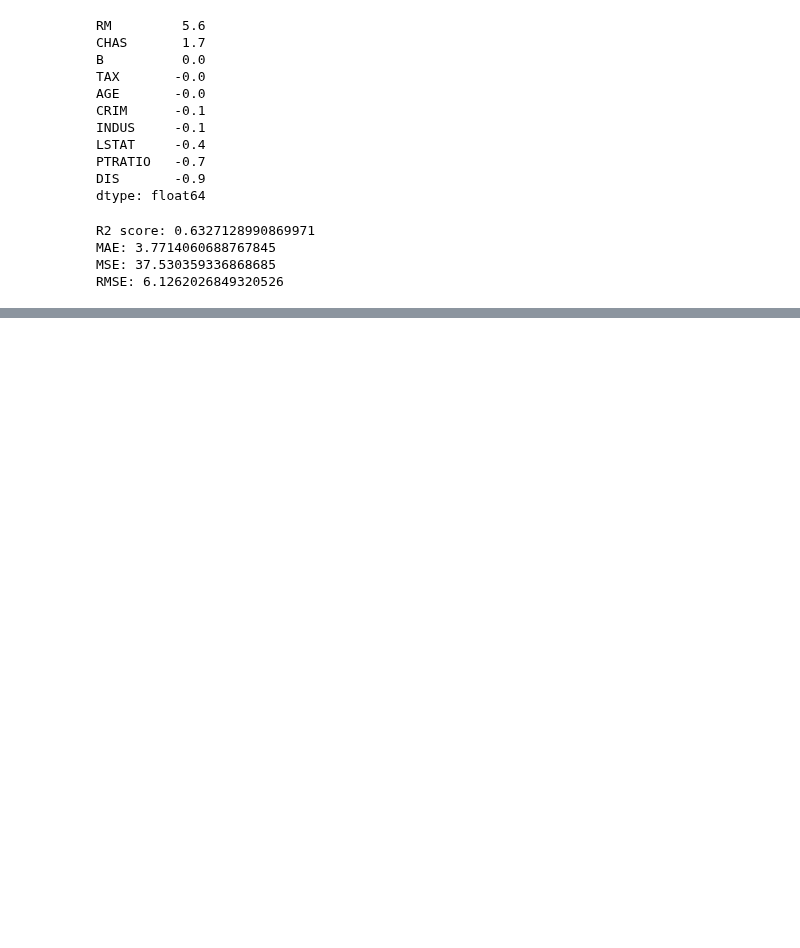
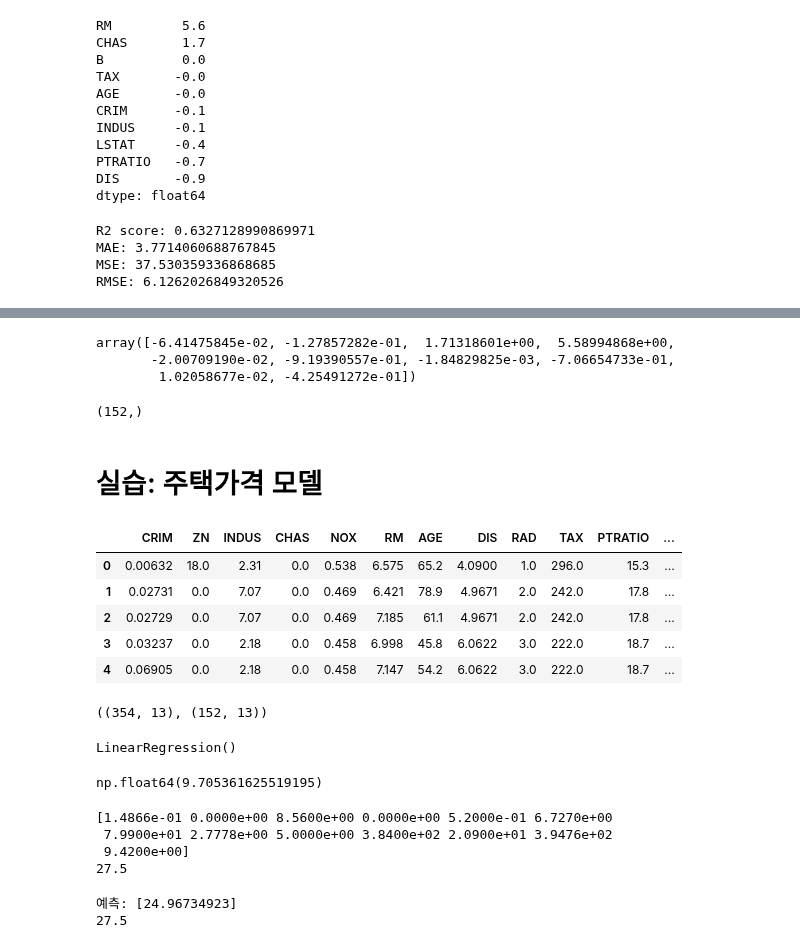
Before and after one commit to cleamm/TIL, a Jupyter notebook: 2025/Python/20250716.ipynb, the cells around one changed output, grey strips where cells are left out. Saved outputs shown, nothing was run; the diff lists cells and outputs as text; code cells hidden in the pictures; blank space fills up the shorter version.

```diff
--- a/2025/Python/20250716.ipynb
+++ b/2025/Python/20250716.ipynb
@@ -373,0 +398,6 @@ RMSE: 6.1262026849320526
+# %%
+loaded_model.coef_
+# %% [output]
+array([-6.41475845e-02, -1.27857282e-01,  1.71318601e+00,  5.58994868e+00,
+       -2.00709190e-02, -9.19390557e-01, -1.84829825e-03, -7.06654733e-01,
+        1.02058677e-02, -4.25491272e-01])
@@ -373,0 +406,58 @@ RMSE: 6.1262026849320526
+# %%
+pred.shape
+# %% [output]
+(152,)
+# %% [markdown]
+# 실습: 주택가격 모델
+# %%
+import ssl # 위 에러에 대한 대처법
+data_url = "https://lib.stat.cmu.edu/datasets/boston"
+ssl._create_default_https_context = ssl._create_unverified_context
+
+raw_df = pd.read_csv(data_url, sep="\s+", skiprows=22, header=None)
+data = np.hstack([raw_df.values[::2, :], raw_df.values[1::2, :2]])
+target = raw_df.values[1::2, 2]
+feature_names = ['CRIM', 'ZN', 'INDUS', 'CHAS', 'NOX', 'RM', 'AGE', 'DIS', 'RAD','TAX', 'PTRATIO', 'B', 'LSTAT']
+# %%
+boston_df = pd.DataFrame(data, columns=feature_names)  # 학습 데이터
+boston_df.head()
+# %% [output]
+|  | CRIM | ZN | INDUS | CHAS | NOX | RM | AGE | DIS | RAD | TAX | PTRATIO | ... |
+| 0 | 0.00632 | 18.0 | 2.31 | 0.0 | 0.538 | 6.575 | 65.2 | 4.0900 | 1.0 | 296.0 | 15.3 | ... |
+| 1 | 0.02731 | 0.0 | 7.07 | 0.0 | 0.469 | 6.421 | 78.9 | 4.9671 | 2.0 | 242.0 | 17.8 | ... |
+| 2 | 0.02729 | 0.0 | 7.07 | 0.0 | 0.469 | 7.185 | 61.1 | 4.9671 | 2.0 | 242.0 | 17.8 | ... |
+| 3 | 0.03237 | 0.0 | 2.18 | 0.0 | 0.458 | 6.998 | 45.8 | 6.0622 | 3.0 | 222.0 | 18.7 | ... |
+| 4 | 0.06905 | 0.0 | 2.18 | 0.0 | 0.458 | 7.147 | 54.2 | 6.0622 | 3.0 | 222.0 | 18.7 | ... |
+# %%
+# data, target 을 7:3으로 훈련데이터로 분할
+X_train, X_test, y_train, y_test = train_test_split(boston_df.values, target, test_size=.3, random_state=50)
+X_train.shape, X_test.shape
+# %% [output]
+((354, 13), (152, 13))
+# %%
+clf = LinearRegression()
+clf.fit(X_train, y_train)
+# %% [output]
+LinearRegression()
+# %%
+y_pred = clf.predict(X_test)
+y_pred[0]
+# %% [output]
+np.float64(9.705361625519195)
+# %%
+# 1개의 학습 데이터
+idx = 100
+print( data[idx] )
+print( target[idx] )
+# %% [output]
+[1.4866e-01 0.0000e+00 8.5600e+00 0.0000e+00 5.2000e-01 6.7270e+00
+ 7.9900e+01 2.7778e+00 5.0000e+00 3.8400e+02 2.0900e+01 3.9476e+02
+ 9.4200e+00]
+27.5
+# %%
+# 모델이 예측한 1개 학습 데이터 예측치
+print("예측:", clf.predict( data[idx].reshape(1,-1)) )
+print(target[idx])
+# %% [output]
+예측: [24.96734923]
+27.5
```
Also changed, not shown: parts of 34 cells of this notebook, 2 other files.
